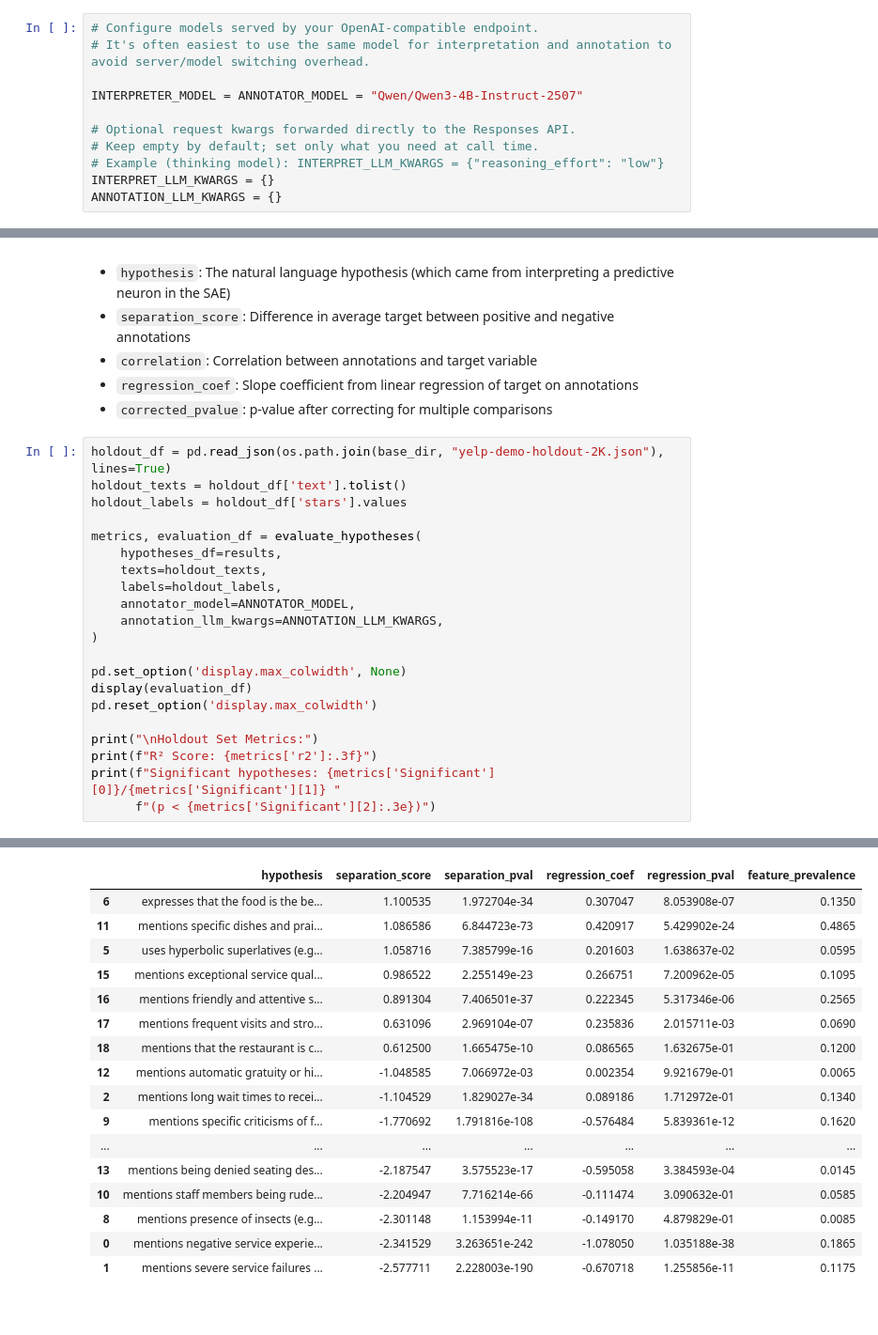
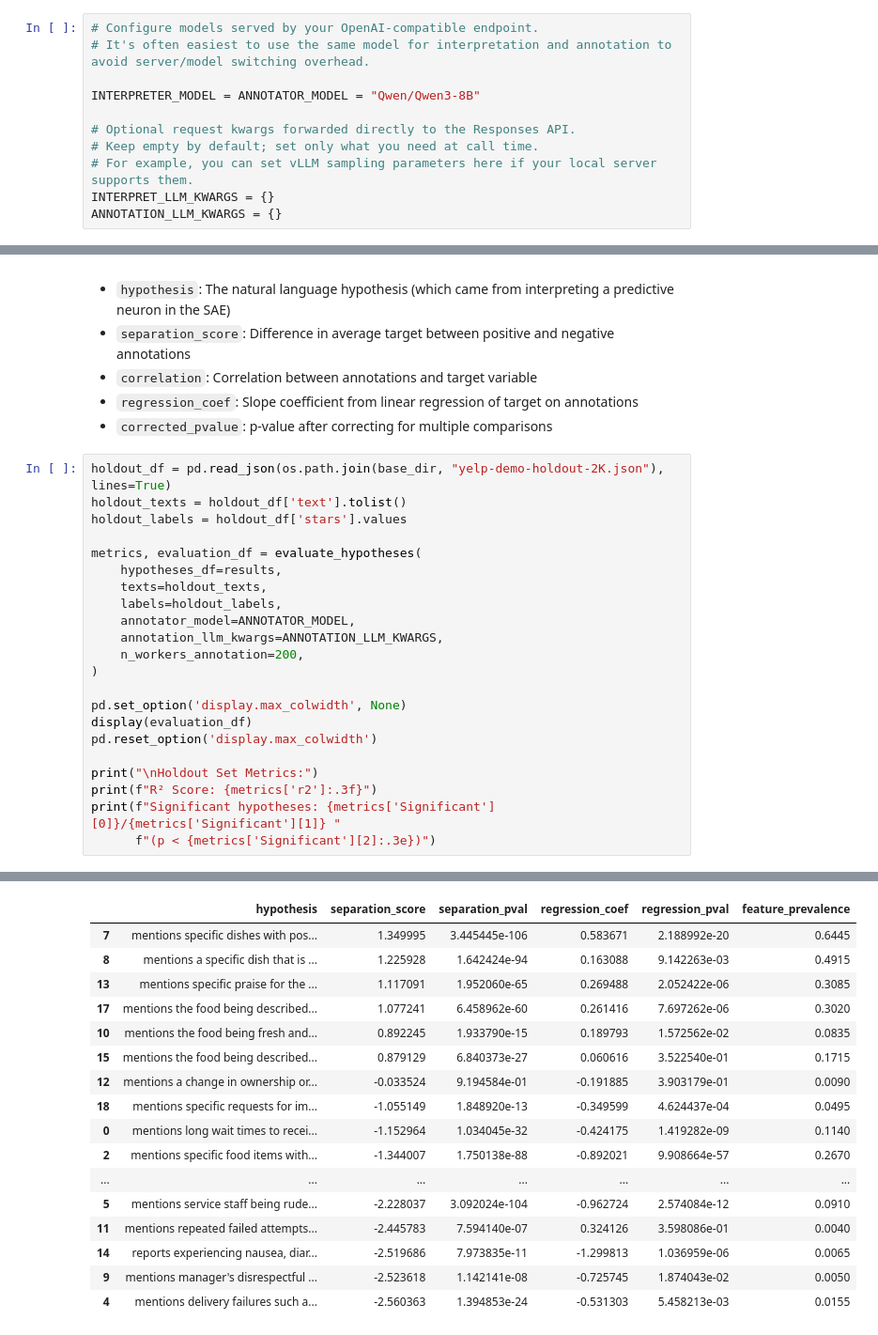
Before and after one commit to rmovva/HypotheSAEs, a Jupyter notebook: notebooks/quickstart_local.ipynb, the cells around one changed output, grey strips where cells are left out. Shown at 94% size. Drawn from its saved outputs; the diff is of its cells as text.

Commit message:
Run through of local notebook using vLLM server

```diff
--- a/notebooks/quickstart_local.ipynb
+++ b/notebooks/quickstart_local.ipynb
@@ -85,10 +85,10 @@ Use it to sanity-check that your server/model setup is working and the generated
 # Configure models served by your OpenAI-compatible endpoint.
 # It's often easiest to use the same model for interpretation and annotation to avoid server/model switching overhead.
 
-INTERPRETER_MODEL = ANNOTATOR_MODEL = "Qwen/Qwen3-4B-Instruct-2507"
+INTERPRETER_MODEL = ANNOTATOR_MODEL = "Qwen/Qwen3-8B"
 
 # Optional request kwargs forwarded directly to the Responses API.
 # Keep empty by default; set only what you need at call time.
-# Example (thinking model): INTERPRET_LLM_KWARGS = {"reasoning_effort": "low"}
+# For example, you can set vLLM sampling parameters here if your local server supports them.
 INTERPRET_LLM_KWARGS = {}
 ANNOTATION_LLM_KWARGS = {}
@@ -216,43 +213,44 @@ After annotation, we output a dataframe with the following columns:
 # %%
 holdout_df = pd.read_json(os.path.join(base_dir, "yelp-demo-holdout-2K.json"), lines=True)
 holdout_texts = holdout_df['text'].tolist()
 holdout_labels = holdout_df['stars'].values
 
 metrics, evaluation_df = evaluate_hypotheses(
     hypotheses_df=results,
     texts=holdout_texts,
     labels=holdout_labels,
     annotator_model=ANNOTATOR_MODEL,
     annotation_llm_kwargs=ANNOTATION_LLM_KWARGS,
+    n_workers_annotation=200,
 )
 
 pd.set_option('display.max_colwidth', None)
 display(evaluation_df)
 pd.reset_option('display.max_colwidth')
 
 print("\nHoldout Set Metrics:")
 print(f"R² Score: {metrics['r2']:.3f}")
 print(f"Significant hypotheses: {metrics['Significant'][0]}/{metrics['Significant'][1]} "
       f"(p < {metrics['Significant'][2]:.3e})")
 # %% [output]
 Step 1: Annotating texts with 20 hypotheses
 Found 0 cached items; annotating 40000 uncached items
 Step 2: Computing predictiveness of hypothesis annotations
 |  | hypothesis | separation_score | separation_pval | regression_coef | regression_pval | feature_prevalence |
-| 6 | expresses that the food is the be... | 1.100535 | 1.972704e-34 | 0.307047 | 8.053908e-07 | 0.1350 |
-| 11 | mentions specific dishes and prai... | 1.086586 | 6.844723e-73 | 0.420917 | 5.429902e-24 | 0.4865 |
-| 5 | uses hyperbolic superlatives (e.g... | 1.058716 | 7.385799e-16 | 0.201603 | 1.638637e-02 | 0.0595 |
-| 15 | mentions exceptional service qual... | 0.986522 | 2.255149e-23 | 0.266751 | 7.200962e-05 | 0.1095 |
-| 16 | mentions friendly and attentive s... | 0.891304 | 7.406501e-37 | 0.222345 | 5.317346e-06 | 0.2565 |
-| 17 | mentions frequent visits and stro... | 0.631096 | 2.969104e-07 | 0.235836 | 2.015711e-03 | 0.0690 |
-| 18 | mentions that the restaurant is c... | 0.612500 | 1.665475e-10 | 0.086565 | 1.632675e-01 | 0.1200 |
-| 12 | mentions automatic gratuity or hi... | -1.048585 | 7.066972e-03 | 0.002354 | 9.921679e-01 | 0.0065 |
-| 2 | mentions long wait times to recei... | -1.104529 | 1.829027e-34 | 0.089186 | 1.712972e-01 | 0.1340 |
-| 9 | mentions specific criticisms of f... | -1.770692 | 1.791816e-108 | -0.576484 | 5.839361e-12 | 0.1620 |
+| 7 | mentions specific dishes with pos... | 1.349995 | 3.445445e-106 | 0.583671 | 2.188992e-20 | 0.6445 |
+| 8 | mentions a specific dish that is ... | 1.225928 | 1.642424e-94 | 0.163088 | 9.142263e-03 | 0.4915 |
+| 13 | mentions specific praise for the ... | 1.117091 | 1.952060e-65 | 0.269488 | 2.052422e-06 | 0.3085 |
+| 17 | mentions the food being described... | 1.077241 | 6.458962e-60 | 0.261416 | 7.697262e-06 | 0.3020 |
+| 10 | mentions the food being fresh and... | 0.892245 | 1.933790e-15 | 0.189793 | 1.572562e-02 | 0.0835 |
+| 15 | mentions the food being described... | 0.879129 | 6.840373e-27 | 0.060616 | 3.522540e-01 | 0.1715 |
+| 12 | mentions a change in ownership or... | -0.033524 | 9.194584e-01 | -0.191885 | 3.903179e-01 | 0.0090 |
+| 18 | mentions specific requests for im... | -1.055149 | 1.848920e-13 | -0.349599 | 4.624437e-04 | 0.0495 |
+| 0 | mentions long wait times to recei... | -1.152964 | 1.034045e-32 | -0.424175 | 1.419282e-09 | 0.1140 |
+| 2 | mentions specific food items with... | -1.344007 | 1.750138e-88 | -0.892021 | 9.908664e-57 | 0.2670 |
 | ... | ... | ... | ... | ... | ... | ... |
-| 13 | mentions being denied seating des... | -2.187547 | 3.575523e-17 | -0.595058 | 3.384593e-04 | 0.0145 |
-| 10 | mentions staff members being rude... | -2.204947 | 7.716214e-66 | -0.111474 | 3.090632e-01 | 0.0585 |
-| 8 | mentions presence of insects (e.g... | -2.301148 | 1.153994e-11 | -0.149170 | 4.879829e-01 | 0.0085 |
-| 0 | mentions negative service experie... | -2.341529 | 3.263651e-242 | -1.078050 | 1.035188e-38 | 0.1865 |
-| 1 | mentions severe service failures ... | -2.577711 | 2.228003e-190 | -0.670718 | 1.255856e-11 | 0.1175 |
+| 5 | mentions service staff being rude... | -2.228037 | 3.092024e-104 | -0.962724 | 2.574084e-12 | 0.0910 |
+| 11 | mentions repeated failed attempts... | -2.445783 | 7.594140e-07 | 0.324126 | 3.598086e-01 | 0.0040 |
+| 14 | reports experiencing nausea, diar... | -2.519686 | 7.973835e-11 | -1.299813 | 1.036959e-06 | 0.0065 |
+| 9 | mentions manager's disrespectful ... | -2.523618 | 1.142141e-08 | -0.725745 | 1.874043e-02 | 0.0050 |
+| 4 | mentions delivery failures such a... | -2.560363 | 1.394853e-24 | -0.531303 | 5.458213e-03 | 0.0155 |
 Holdout Set Metrics:
```
Also changed, not shown: parts of 4 cells of this notebook.
